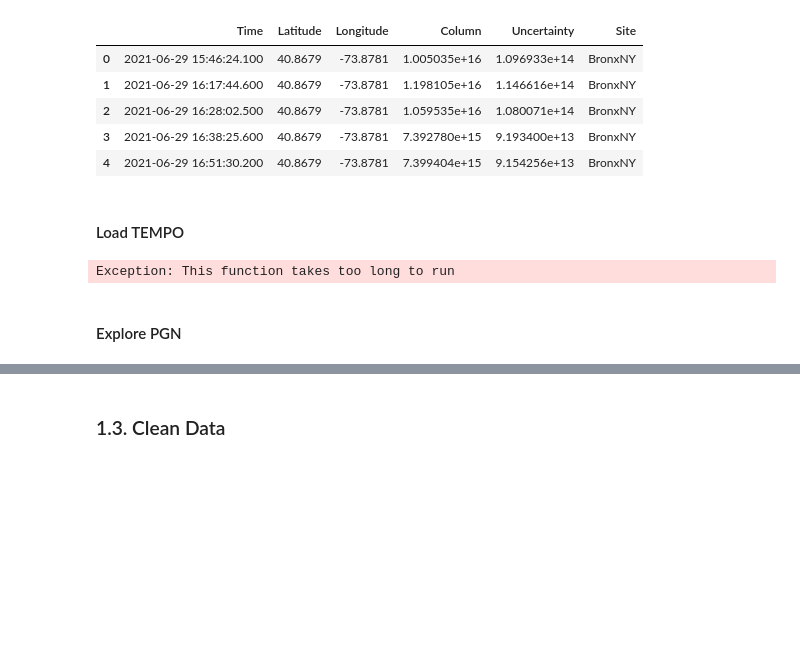
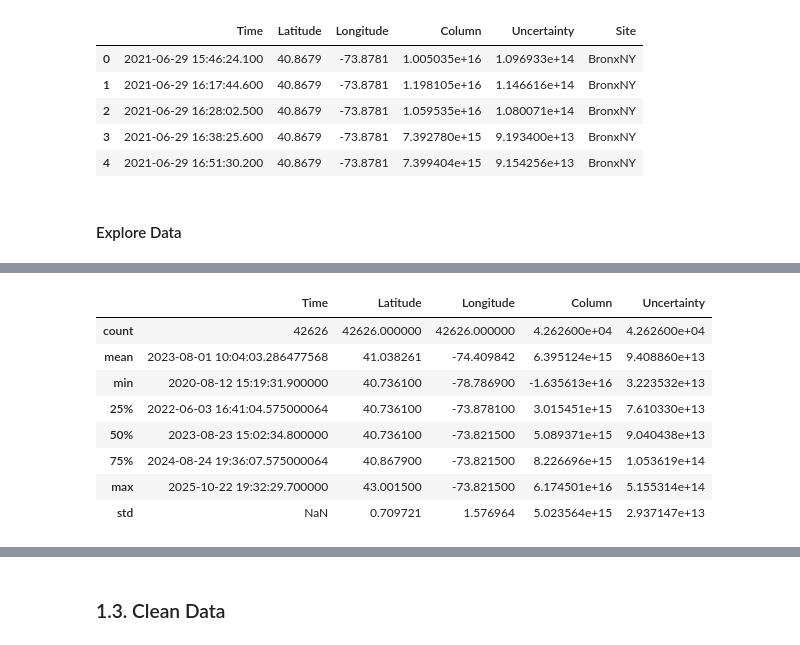
Before and after one commit to jestern001/MLA-Project, a Jupyter notebook: Project/Data_Getter.ipynb, the cells around one changed output, grey strips where cells are left out. Saved outputs shown, nothing was run; the diff lists cells and outputs as text; code cells hidden in the pictures; blank space fills up the shorter version.

```diff
--- a/Project/Data_Getter.ipynb
+++ b/Project/Data_Getter.ipynb
@@ -401,13 +468,4 @@ PGN Data Shape: (42626, 6)
 | 3 | 2021-06-29 16:38:25.600 | 40.8679 | -73.8781 | 7.392780e+15 | 9.193400e+13 | BronxNY |
 | 4 | 2021-06-29 16:51:30.200 | 40.8679 | -73.8781 | 7.399404e+15 | 9.154256e+13 | BronxNY |
 # %% [markdown]
-#### Load TEMPO
+#### Explore Data
-# %%
-raise Exception("This function takes too long to run")
-# select the number of samples to take (as data gets far too large to process on a single machine)
-samples_to_take = 10,000
-tempo_df = pd.concat([pd.read_csv(p, engine="pyarrow").sample(samples_to_take) for p in TEMPO_FILES], ignore_index=True)
-print("TEMPO Data Shape:", tempo_df.shape)
-tempo_df.head()
-# %% [output]
-Exception: This function takes too long to run
@@ -416,2 +472,5 @@ Exception: This function takes too long to run
-# %% [markdown]
-#### Explore PGN
+# %%
+print("Start Time:", pgn_df.Time.min())
+print("End Time:", pgn_df.Time.max())
+pgn_df.describe()
+# %% [output]
@@ -417,0 +479,9 @@ Exception: This function takes too long to run
+|  | Time | Latitude | Longitude | Column | Uncertainty |
+| count | 42626 | 42626.000000 | 42626.000000 | 4.262600e+04 | 4.262600e+04 |
+| mean | 2023-08-01 10:04:03.286477568 | 41.038261 | -74.409842 | 6.395124e+15 | 9.408860e+13 |
+| min | 2020-08-12 15:19:31.900000 | 40.736100 | -78.786900 | -1.635613e+16 | 3.223532e+13 |
+| 25% | 2022-06-03 16:41:04.575000064 | 40.736100 | -73.878100 | 3.015451e+15 | 7.610330e+13 |
+| 50% | 2023-08-23 15:02:34.800000 | 40.736100 | -73.821500 | 5.089371e+15 | 9.040438e+13 |
+| 75% | 2024-08-24 19:36:07.575000064 | 40.867900 | -73.821500 | 8.226696e+15 | 1.053619e+14 |
+| max | 2025-10-22 19:32:29.700000 | 43.001500 | -73.821500 | 6.174501e+16 | 5.155314e+14 |
+| std | NaN | 0.709721 | 1.576964 | 5.023564e+15 | 2.937147e+13 |
```
Also changed, not shown: parts of 27 cells of this notebook.
